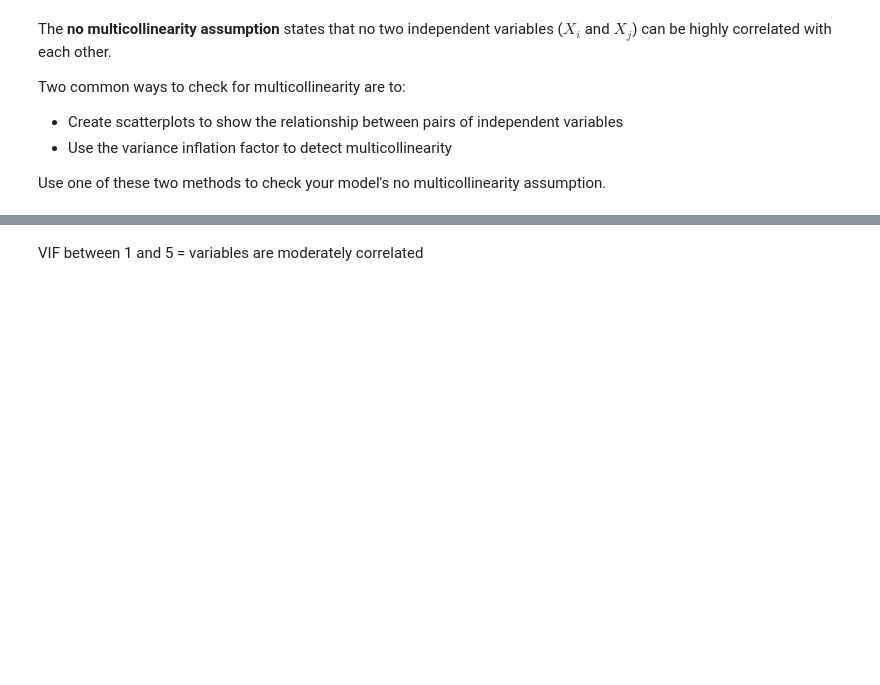
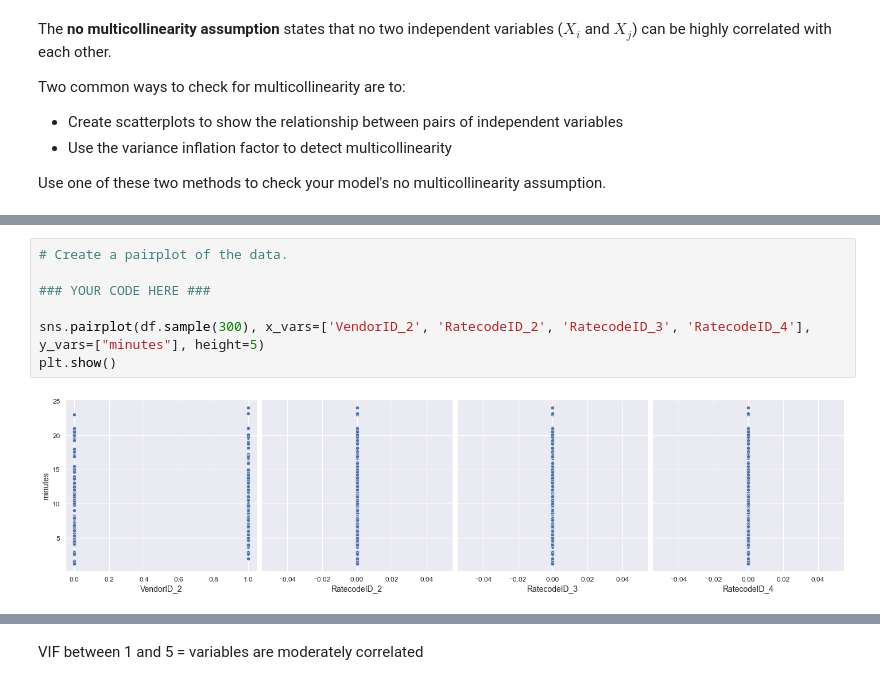
Before and after one commit to dennislamcv1/GoogleADA, a Jupyter notebook: Regression Analysis/Course 5 Automatidata project Second notebook.ipynb, the cells around one changed output, grey strips where cells are left out. Drawn from its saved outputs; the diff is of its cells as text; blank space fills up the shorter version.

```diff
--- a/Regression Analysis/Course 5 Automatidata project Second notebook.ipynb
+++ b/Regression Analysis/Course 5 Automatidata project Second notebook.ipynb
@@ -769,0 +1295,9 @@ plt.show()
+# %%
+# Create a pairplot of the data.
+
+### YOUR CODE HERE ###
+
+sns.pairplot(df.sample(300), x_vars=['VendorID_2', 'RatecodeID_2', 'RatecodeID_3', 'RatecodeID_4'], y_vars=["minutes"], height=5)
+plt.show()
+# %% [output]
+[figure, added]
```
Also changed, not shown: parts of 232 cells of this notebook.
